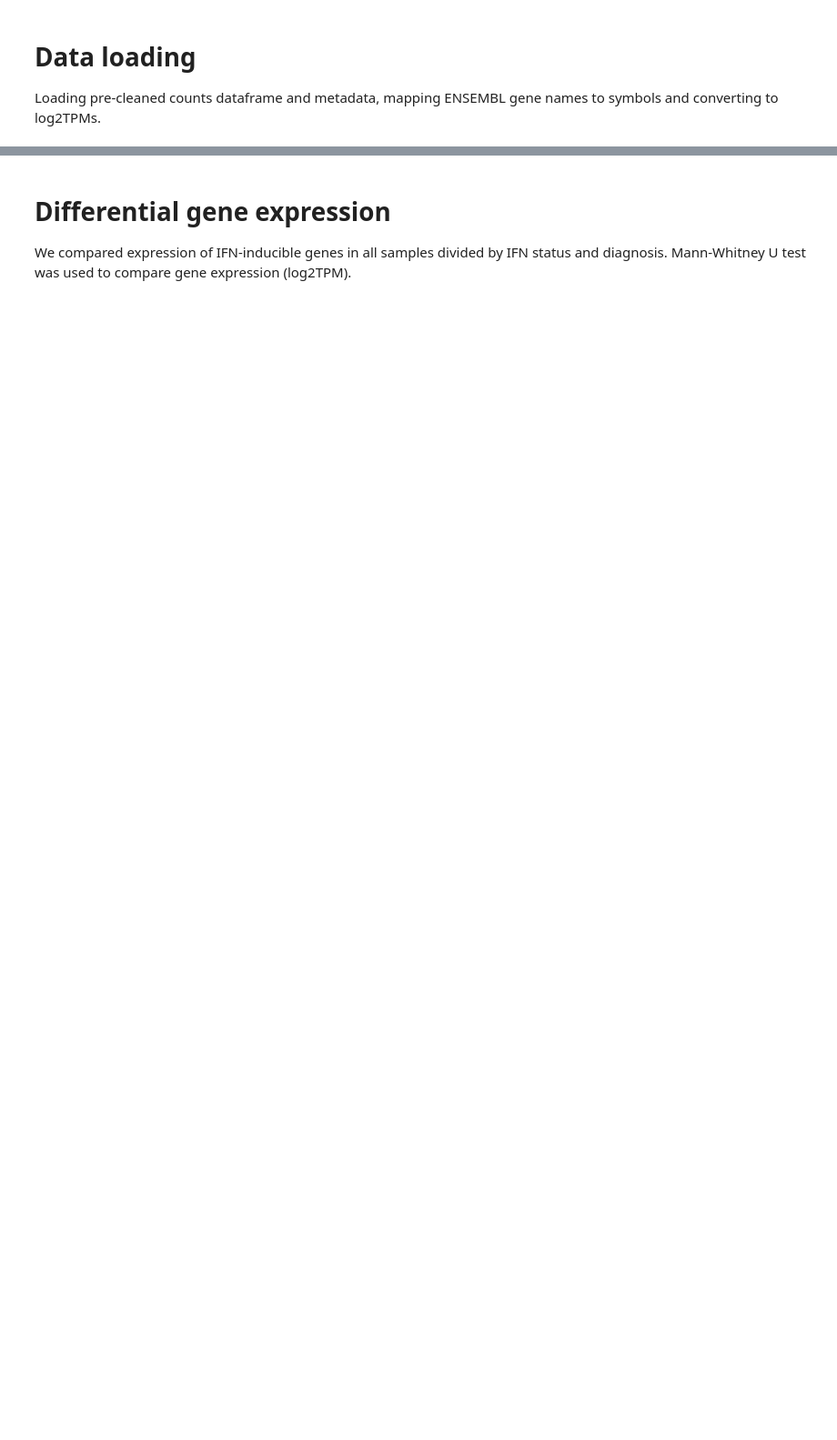
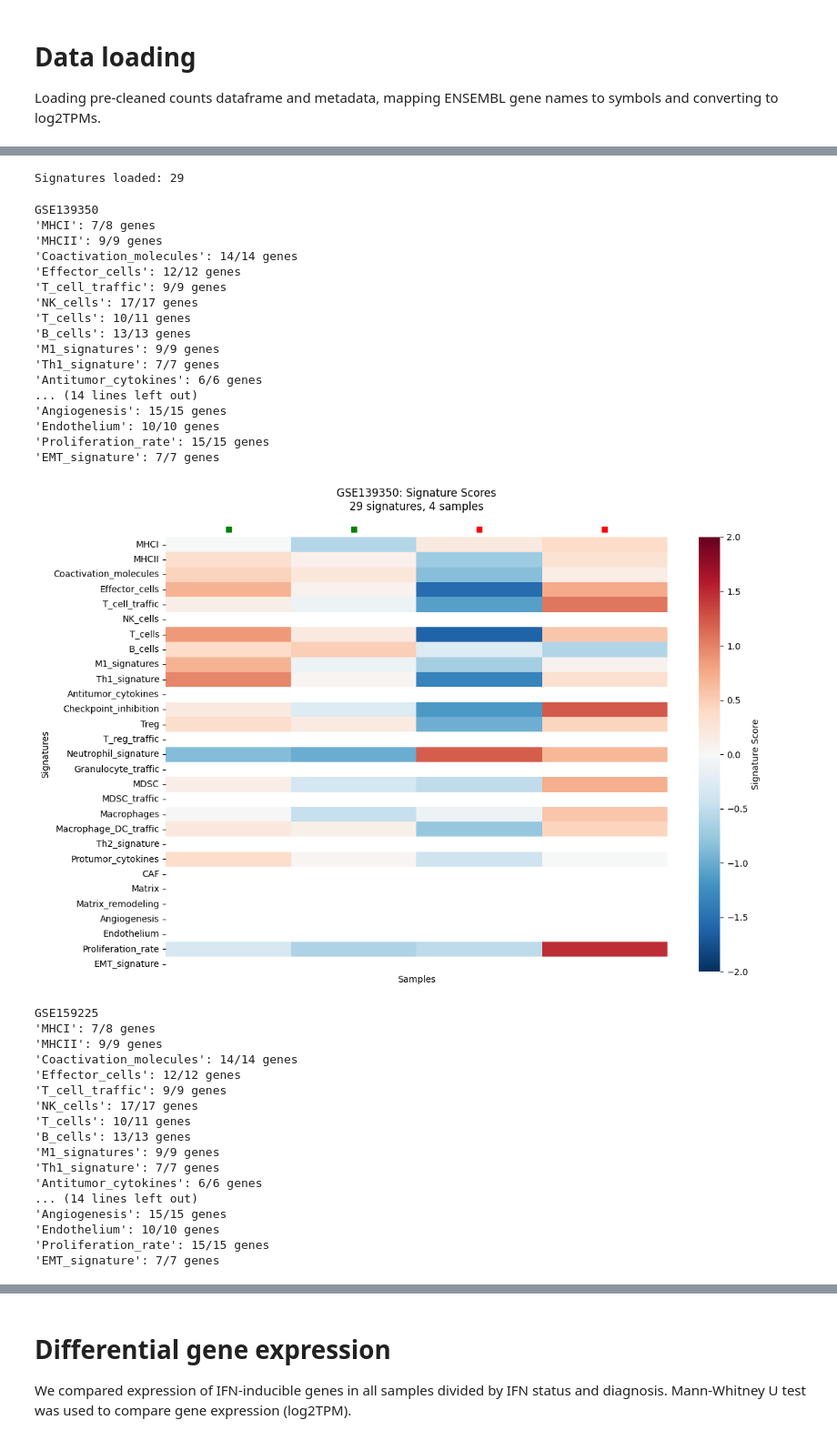
Before and after one commit to a-senkovenko/SKO-1, a Jupyter notebook: notebooks/expression_analysis.ipynb, the cells around one changed output, grey strips where cells are left out. Shown at 91% size. Drawn from its saved outputs; the diff is of its cells as text; code cells hidden in the pictures; blank space fills up the shorter version.

```diff
--- a/notebooks/expression_analysis.ipynb
+++ b/notebooks/expression_analysis.ipynb
@@ -18,7 +18,6 @@ from expression_module import (prepare_count_matrix,
 # Data loading
 Loading pre-cleaned counts dataframe and metadata, mapping ENSEMBL gene names to symbols and converting to log2TPMs.
 # %%
-metadata = pd.read_csv('../data/metadata_with_predictions.csv', sep = '';'')
-log2_tpm, filtered_counts = prepare_count_matrix('../data/counts_matrix.tsv',
-                                                 mapping_file,
-                                                 filtering_file)
+metadata = pd.read_csv('../data/metadata_with_predictions.csv', sep = ',')
+log2_tpm, filtered_counts = prepare_count_matrix('../data/counts_merged.csv',
+                                                 mapping_file='../data/genes_ensembl_length.csv')
@@ -31,17 +43,55 @@ We have also added an IFN response signature, which consists of IFN-inducible ge
 These signatures were calculated for all GSE datasets used in the project. In heatmaps, diagnoses are color-coded: green - healthy, red - SLE, blue - MS, purple - CLE.
 # %%
-signatures = parse_gmt("gene_signatures.gmt")
-ifn_genes = ['IFI27', 'IFIT1', 'IFIT3', 'MX1', 'OAS1',
-             'RSAD2', 'STAT1', 'IFNAR1', 'IFNAR2']
-signatures['IFN response'] = ifn_genes
+signatures = parse_gmt('../data/gene_signatures.gmt')
 print(f"Signatures loaded: {len(signatures)}")
+# %% [output]
+Signatures loaded: 29
 # %%
 unique_gse = metadata['GSE'].unique()
 for gse in unique_gse:
     print(gse)
     gse_metadata = metadata[metadata['GSE'] == gse].copy()
     gse_srr = gse_metadata['SRR'].tolist()
     gse_log2_tpm = log2_tpm[gse_srr]
     diagnoses_list = gse_metadata.set_index('SRR').loc[gse_srr, 'diagnosis'].tolist()
     scores_df = calculate_signature_scores(gse_log2_tpm, signatures)
-    plot_signatures_heatmap(scores_df, gse, diagnoses_list)
+    if len(gse_srr) > 1:
+        plot_signatures_heatmap(scores_df, gse, diagnoses_list)
+    else:
+        print('Only 1 sample, cannot plot a heatmap')
+# %% [output]
+GSE139350
+'MHCI': 7/8 genes
+'MHCII': 9/9 genes
+'Coactivation_molecules': 14/14 genes
+'Effector_cells': 12/12 genes
+'T_cell_traffic': 9/9 genes
+'NK_cells': 17/17 genes
+'T_cells': 10/11 genes
+'B_cells': 13/13 genes
+'M1_signatures': 9/9 genes
+'Th1_signature': 7/7 genes
+'Antitumor_cytokines': 6/6 genes
+... (14 lines left out)
+'Angiogenesis': 15/15 genes
+'Endothelium': 10/10 genes
+'Proliferation_rate': 15/15 genes
+'EMT_signature': 7/7 genes
+[figure, added]
+GSE159225
+'MHCI': 7/8 genes
+'MHCII': 9/9 genes
+'Coactivation_molecules': 14/14 genes
+'Effector_cells': 12/12 genes
+'T_cell_traffic': 9/9 genes
+'NK_cells': 17/17 genes
+'T_cells': 10/11 genes
+'B_cells': 13/13 genes
+'M1_signatures': 9/9 genes
+'Th1_signature': 7/7 genes
+'Antitumor_cytokines': 6/6 genes
+... (14 lines left out)
+'Angiogenesis': 15/15 genes
+'Endothelium': 10/10 genes
+'Proliferation_rate': 15/15 genes
+'EMT_signature': 7/7 genes
```
Also changed, not shown: parts of 11 cells of this notebook, 1 other file.
